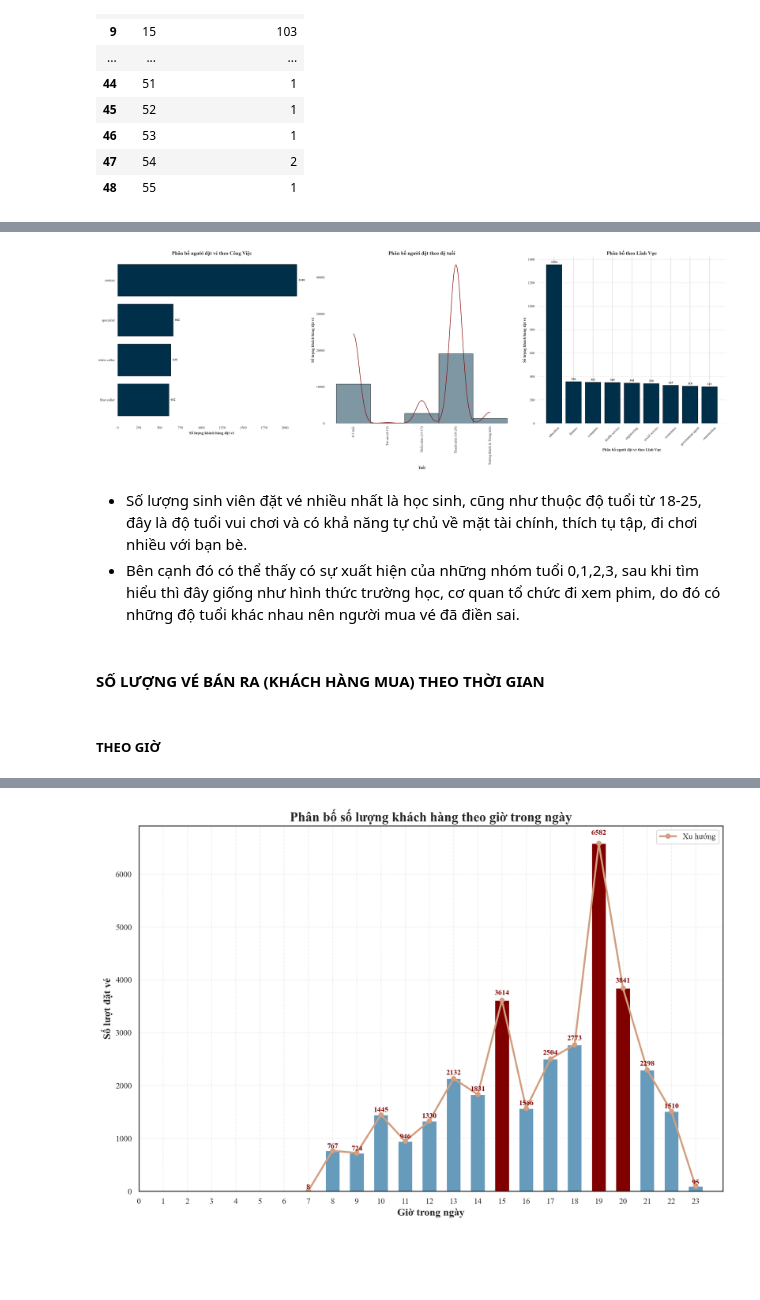
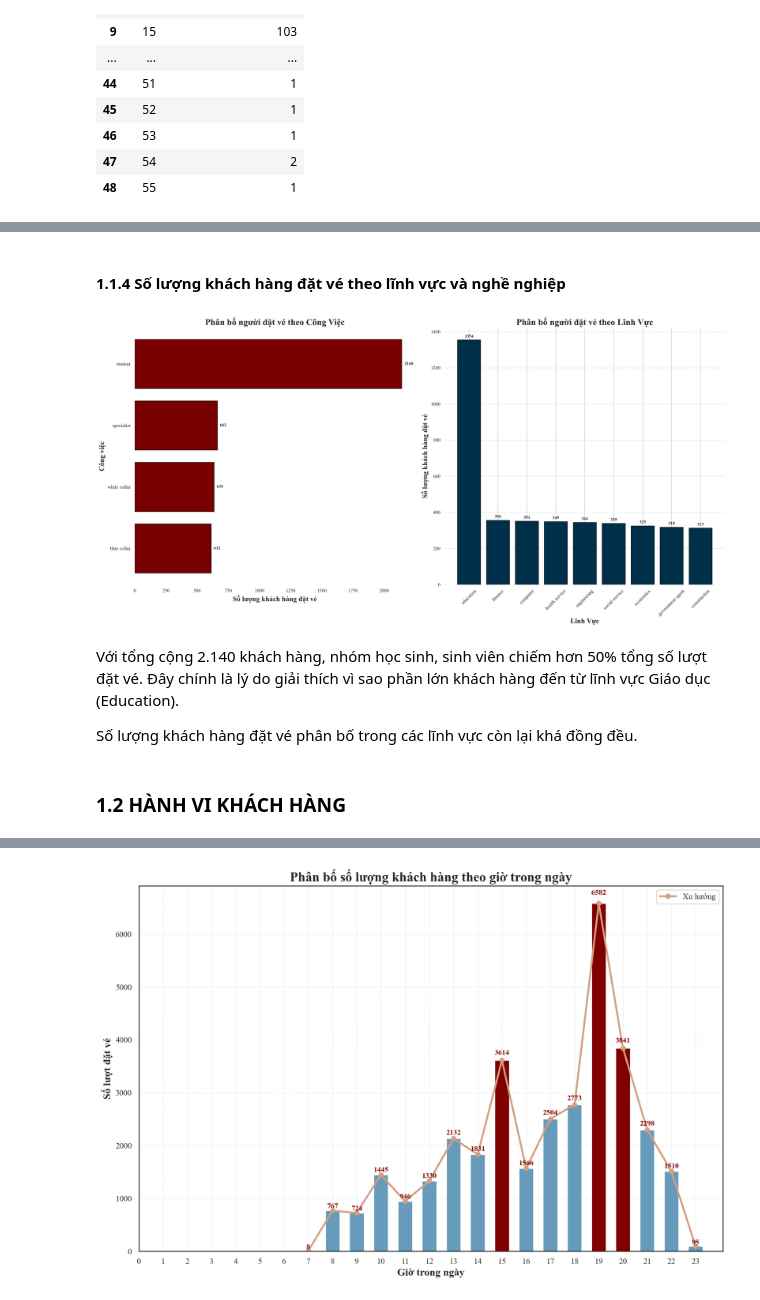
Before and after one commit to Thao1274/Nhom_5_Mid_term_1, a Jupyter notebook: Visualization.ipynb, the cells around one changed output, grey strips where cells are left out. Saved outputs shown, nothing was run; the diff lists cells and outputs as text; code cells hidden in the pictures; blank space fills up the shorter version.

```diff
--- a/Visualization.ipynb
+++ b/Visualization.ipynb
@@ -169,76 +221,48 @@ age_counts_df.style.apply(highlight_row, axis=1)
+# %% [markdown]
+#### 1.1.4 Số lượng khách hàng đặt vé theo lĩnh vực và nghề nghiệp
 # %%
 # Thiết lập giao diện
 sns.set_theme(style="whitegrid")
 plt.rcParams['font.family'] = 'Times New Roman'
-# Tạo biểu đồ 3 phần: Công việc, Độ tuổi, Lĩnh vực
-fig, axs = plt.subplots(1, 3, figsize=(28, 10), dpi=200)
+
+# Tạo biểu đồ 2 phần: Công việc, Lĩnh vực
+fig, axs = plt.subplots(1, 2, figsize=(20, 10), dpi=200)
 axs = axs.flatten()
 
 # Chart 1: Phân bố theo công việc
 cinema_jobs = df_unique_customers['job'].value_counts()
-axs[0].barh(cinema_jobs.index, cinema_jobs.values, color='#003049', edgecolor='black')
-axs[0].set_title('Phân bố người đặt vé theo Công Việc', fontsize=16, fontweight='bold')
-axs[0].set_xlabel('Số lượng khách hàng đặt vé', fontsize=12, fontweight='bold')
+axs[0].barh(cinema_jobs.index, cinema_jobs.values, color='#780000', edgecolor='black')
+axs[0].set_title('Phân bố người đặt vé theo Công Việc', fontsize=20, fontweight='bold')
+axs[0].set_xlabel('Số lượng khách hàng đặt vé', fontsize=16, fontweight='bold')
+axs[0].set_ylabel('Công việc', fontsize=16, fontweight='bold')
 axs[0].tick_params(axis='y', labelsize=11, labelrotation=0)
 axs[0].invert_yaxis()
 axs[0].grid(False)
 for i, v in enumerate(cinema_jobs.values):
     axs[0].text(v + max(cinema_jobs.values)*0.01, i, str(v), va='center', fontsize=10, fontweight='bold')
 for spine in axs[0].spines.values():
     spine.set_visible(False)
 
-# Chart 2: Phân bố theo độ tuổi
-age_order = ['0-3 tuổi', 'Trẻ em (4-12)', 'Thiếu niên (13-17)', 'Thanh niên (18-29)', 'Trưởng thành & Trung niên']
-
-# Đảm bảo cột 'Age Group' được đặt là kiểu Category theo thứ tự đã định
-df_final['Age Group'] = pd.Categorical(
-    df_final['Age Group'],
-    categories=age_order,
-    ordered=True
-)
-
-cinema_sorted = df_final.sort_values(by='Age Group')
-sns.histplot(
-    data=cinema_sorted,
-    x='Age Group',
-    kde=True,
-    bins=60,
-    color='#003049',
-    edgecolor='black',
-    ax=axs[1]
-)
-# Thay đổi màu đường KDE (nếu có)
-if axs[1].lines:
-    axs[1].lines[0].set_color('maroon')
-axs[1].set_title('Phân bố người đặt theo độ tuổi', fontsize=16, fontweight='bold')
-axs[1].set_xlabel('Tuổi', fontsize=12, fontweight='bold')
-axs[1].set_ylabel('Số lượng khách hàng đặt vé', fontsize=12, fontweight='bold')
-axs[1].tick_params(axis='x', rotation=90)
-axs[1].grid(False)
+# Chart 2 (giờ là axs[1]): Phân bố theo lĩnh vực
+cinema_industry = df_unique_customers['industry'].value_counts()
+axs[1].bar(cinema_industry.index, cinema_industry.values, color='#003049', edgecolor='black')
+axs[1].set_xlabel('Lĩnh Vực', fontsize=16, fontweight='bold')
+axs[1].set_ylabel('Số lượng khách hàng đặt vé', fontsize=16, fontweight='bold')
+axs[1].set_title('Phân bố người đặt vé theo Lĩnh Vực', fontsize=20, fontweight='bold')
+axs[1].grid(axis='y', linestyle='--', alpha=0.7)
+axs[1].tick_params(axis='x', rotation=45)
+for i, v in enumerate(cinema_industry.values):
+    axs[1].text(i, v + max(cinema_industry.values)*0.01, str(v), ha='center', fontsize=10, fontweight='bold')
 for spine in axs[1].spines.values():
-    spine.set_visible(False)
-
-# Chart 3: Phân bố theo lĩnh vực
-cinema_industry = df_unique_customers['industry'].value_counts()
-axs[2].bar(cinema_industry.index, cinema_industry.values, color='#003049', edgecolor='black')
-axs[2].set_xlabel('Phân bố người đặt vé theo Lĩnh Vực', fontsize=12, fontweight='bold')
-axs[2].set_ylabel('Số lượng khách hàng đặt vé', fontsize=12, fontweight='bold')
-axs[2].set_title('Phân bố theo Lĩnh Vực', fontsize=16, fontweight='bold')
-axs[2].grid(axis='y', linestyle='--', alpha=0.7)
-axs[2].tick_params(axis='x', rotation=45)
-for i, v in enumerate(cinema_industry.values):
-    axs[2].text(i, v + max(cinema_industry.values)*0.01, str(v), ha='center', fontsize=10, fontweight='bold')
-for spine in axs[2].spines.values():
     spine.set_visible(False)
 
 plt.tight_layout()
 plt.show()
 # %% [output]
-[figure, old version]
+[figure, new version]
-# %% [markdown]
-- Số lượng sinh viên đặt vé nhiều nhất là học sinh, cũng như thuộc độ tuổi từ 18-25, đây là độ tuổi vui chơi và có khả năng tự chủ về mặt tài chính, thích tụ tập, đi chơi nhiều với bạn bè.
-- Bên cạnh đó có thể thấy có sự xuất hiện của những nhóm tuổi 0,1,2,3, sau khi tìm hiểu thì đây giống như hình thức trường học, cơ quan tổ chức đi xem phim, do đó có những độ tuổi khác nhau nên người mua vé đã điền sai.
-# %% [markdown]
-#### __SỐ LƯỢNG VÉ BÁN RA (KHÁCH HÀNG MUA) THEO THỜI GIAN__
-# %% [markdown]
-##### THEO GIỜ
+# %% [markdown]
+Với tổng cộng 2.140 khách hàng, nhóm học sinh, sinh viên chiếm hơn 50% tổng số lượt đặt vé. Đây chính là lý do giải thích vì sao phần lớn khách hàng đến từ lĩnh vực Giáo dục (Education).
+
+Số lượng khách hàng đặt vé phân bố trong các lĩnh vực còn lại khá đồng đều.
+# %% [markdown]
+### __1.2 HÀNH VI KHÁCH HÀNG__
```
Also changed, not shown: parts of 172 cells of this notebook, 2 other files.
